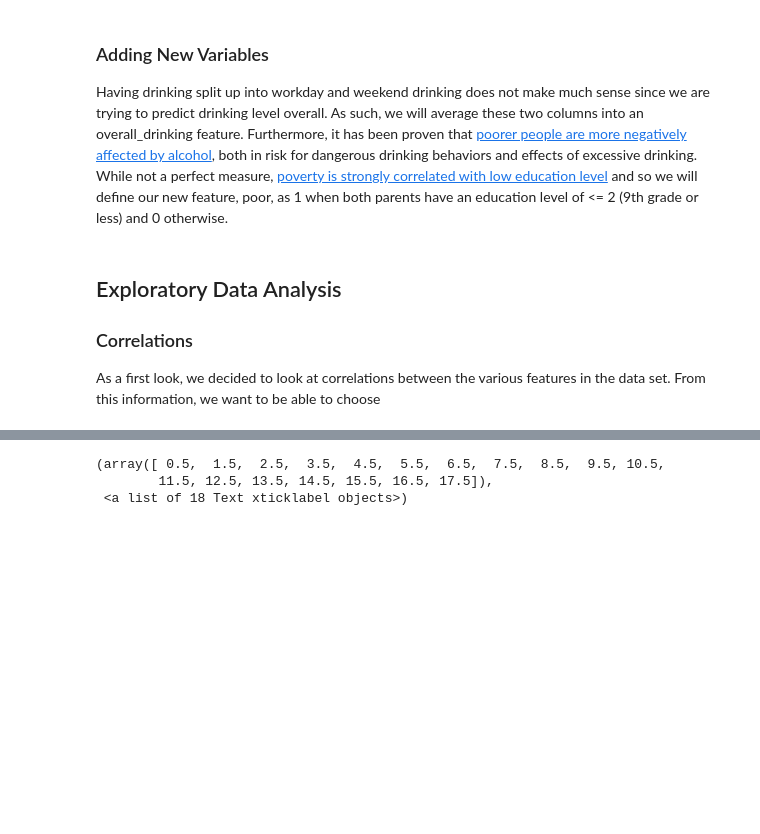
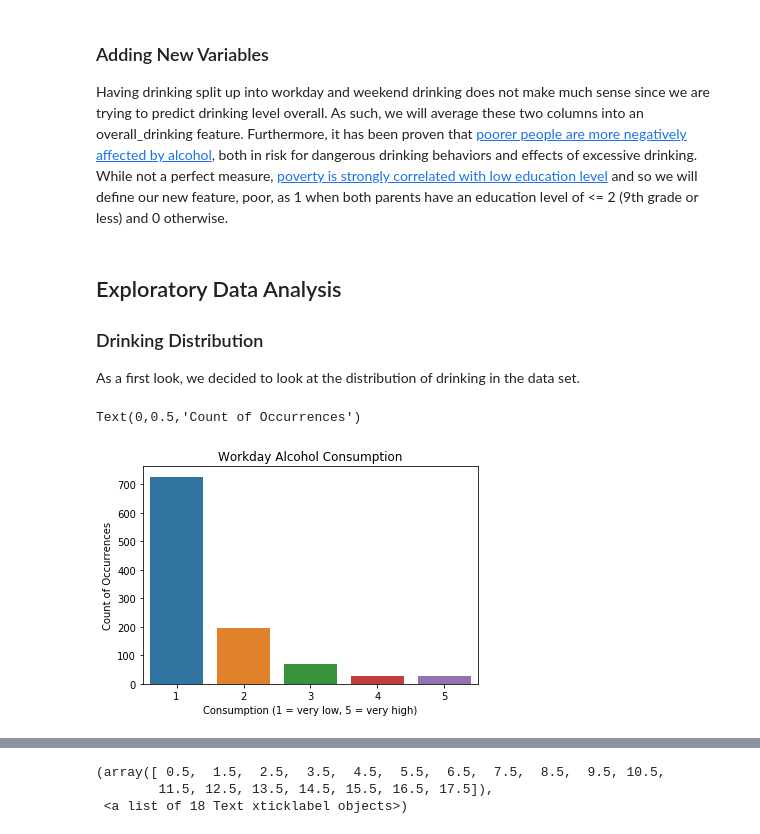
Before and after one commit to jamesbmc/370-final-project, a Jupyter notebook: report.ipynb, the cells around one changed output, grey strips where cells are left out. Drawn from its saved outputs; the diff is of its cells as text; code cells hidden in the pictures; blank space fills up the shorter version.

```diff
--- a/report.ipynb
+++ b/report.ipynb
@@ -82,12 +82,21 @@ combined_data.loc[:, combined_data.dtypes == object] = combined_data.loc[:, comb
 Having drinking split up into workday and weekend drinking does not make much sense since we are trying to predict drinking level overall. As such, we will average these two columns into an overall_drinking feature. Furthermore, it has been proven that [poorer people are more negatively affected by alcohol](https://www.thelancet.com/journals/lanpub/article/PIIS2468-2667(17)30078-6/fulltext?elsca1=tlxpr), both in risk for dangerous drinking behaviors and effects of excessive drinking. While not a perfect measure, [poverty is strongly correlated with low education level](https://poverty.ucdavis.edu/faq/how-does-level-education-relate-poverty) and so we will define our new feature, poor, as 1 when both parents have an education level of <= 2 (9th grade or less) and 0 otherwise.
 # %%
 # Averaging workday and weekend drinking
-combined_data['overall_drinking'] = (combined_data['Walc'] + combined_data['Dalc']) / 2
+combined_data['overall_drinking'] = ((combined_data['Walc'] + combined_data['Dalc']) / 2).astype('int')
 
 # Adding our new feature
 combined_data['poor'] = np.where((combined_data['Fedu'] <= 2) & (combined_data['Medu'] <= 2), 1, 0)
 # %% [markdown]
 ## Exploratory Data Analysis
 
-### Correlations
-As a first look, we decided to look at correlations between the various features in the data set. From this information, we want to be able to choose
+### Drinking Distribution
+As a first look, we decided to look at the distribution of drinking in the data set.
+# %%
+fig, ax = plt.subplots()
+fig = sns.countplot(x="Dalc", data=combined_data)
+ax.set_title('Workday Alcohol Consumption')
+ax.set_xlabel('Consumption (1 = very low, 5 = very high)')
+ax.set_ylabel('Count of Occurrences')
+# %% [output]
+Text(0,0.5,'Count of Occurrences')
+[figure, added]
```
Also changed, not shown: parts of 8 cells of this notebook.
